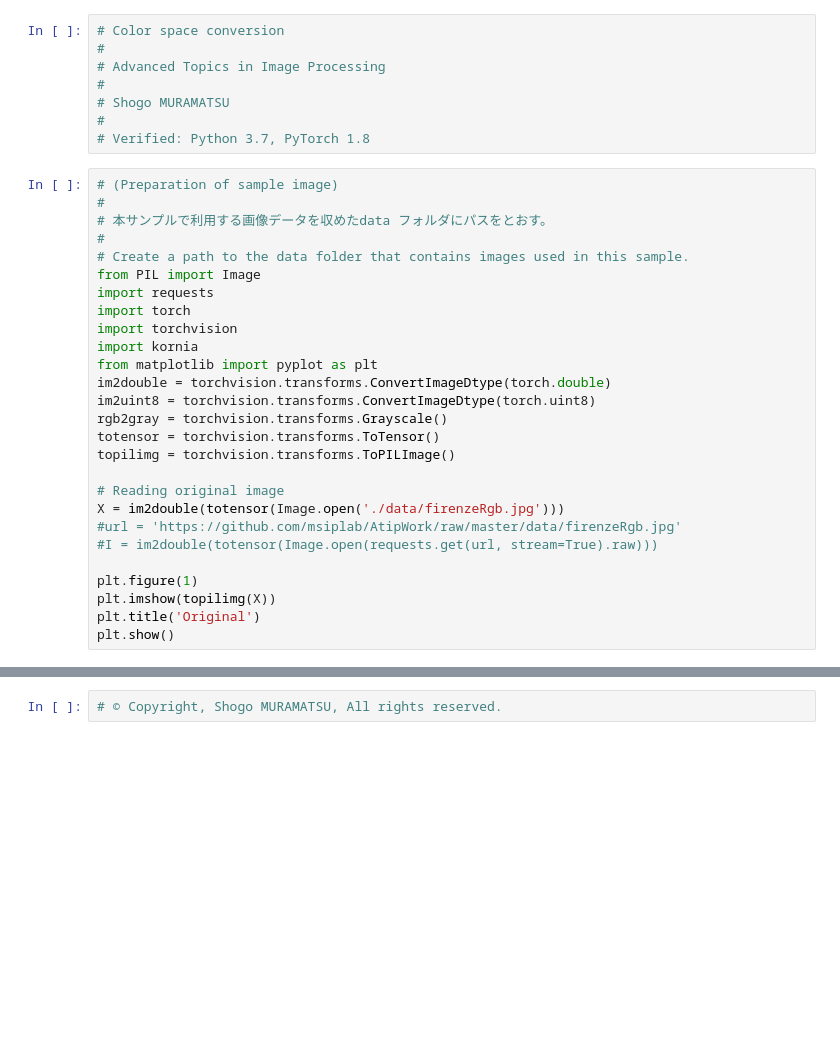
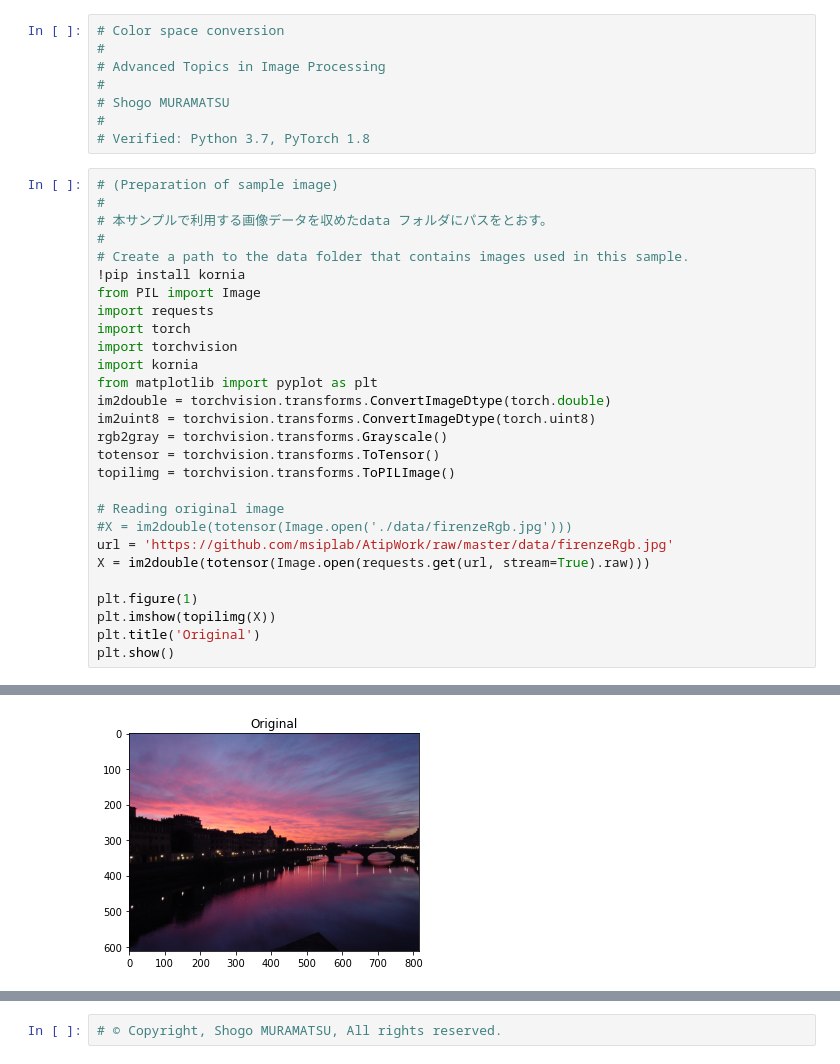
Before and after one commit to msiplab/AtipWork, a Jupyter notebook: python/sample02_05.ipynb, the cells around one changed output, grey strips where cells are left out. Drawn from its saved outputs; the diff is of its cells as text; blank space fills up the shorter version.

```diff
--- a/python/sample02_05.ipynb
+++ b/python/sample02_05.ipynb
@@ -21,6 +23,7 @@
 # 本サンプルで利用する画像データを収めたdata フォルダにパスをとおす。
 #
 # Create a path to the data folder that contains images used in this sample.
+!pip install kornia
 from PIL import Image
 import requests
 import torch
@@ -34,11 +37,12 @@ totensor = torchvision.transforms.ToTensor()
 topilimg = torchvision.transforms.ToPILImage()
 
 # Reading original image
-X = im2double(totensor(Image.open('./data/firenzeRgb.jpg')))
-#url = 'https://github.com/msiplab/AtipWork/raw/master/data/firenzeRgb.jpg'
-#I = im2double(totensor(Image.open(requests.get(url, stream=True).raw)))
+#X = im2double(totensor(Image.open('./data/firenzeRgb.jpg')))
+url = 'https://github.com/msiplab/AtipWork/raw/master/data/firenzeRgb.jpg'
+X = im2double(totensor(Image.open(requests.get(url, stream=True).raw)))
 
 plt.figure(1)
 plt.imshow(topilimg(X))
 plt.title('Original')
 plt.show()
+# %% [output]
@@ -45,3 +53,4 @@ plt.show()
+[figure, added]
 # %%
 # (Negative conversion)
 #
```
Also changed, not shown: parts of 7 cells of this notebook.
